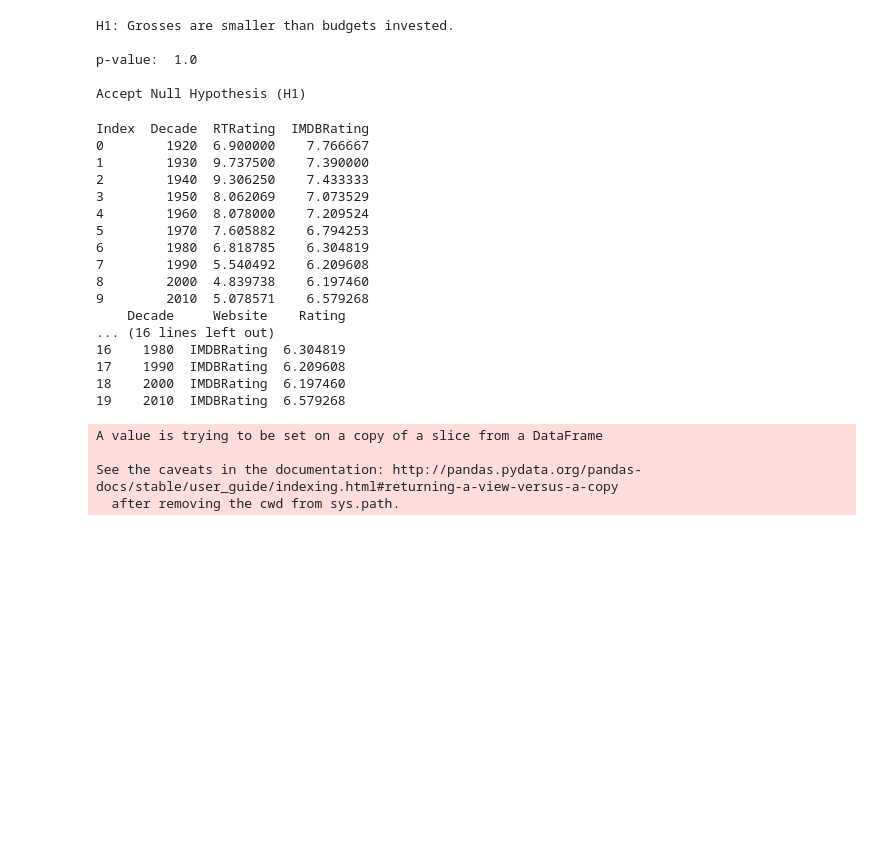
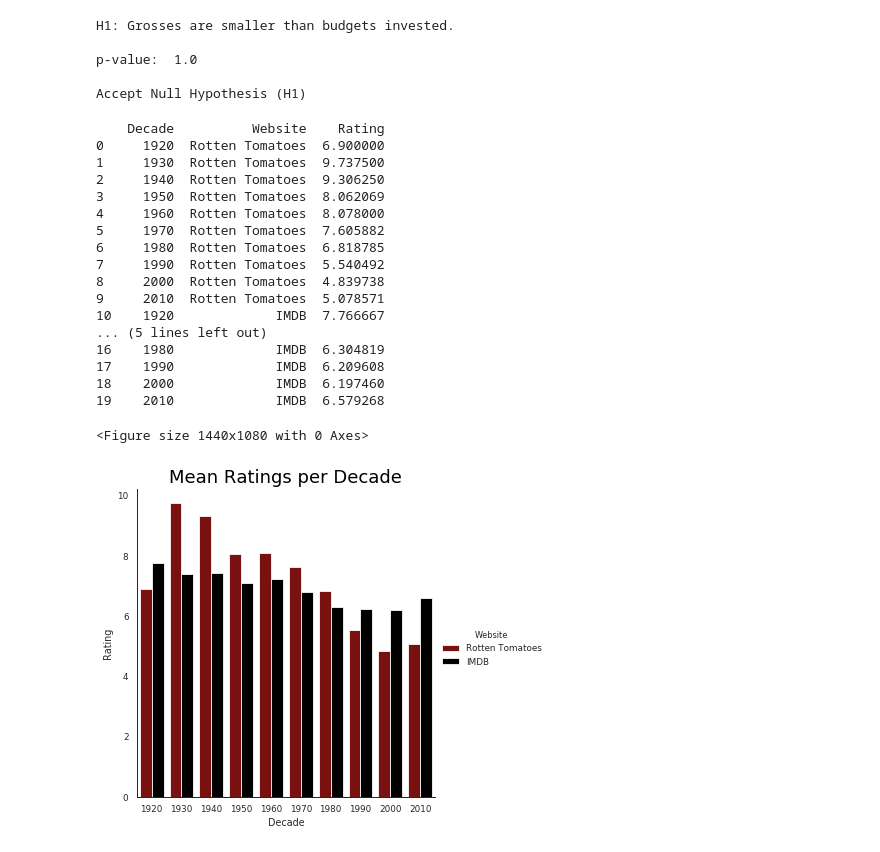
Before and after one commit to ioannapap/movies_data-mining_analysis, a Jupyter notebook: movies_analysis.ipynb, the cells around one changed output. Cells and saved outputs as stored; diff of their text form; code cells hidden in the pictures; blank space fills up the shorter version.

```diff
--- a/movies_analysis.ipynb
+++ b/movies_analysis.ipynb
@@ -587,38 +587,45 @@ p-value:  1.0
 
 Accept Null Hypothesis (H1)
 # %%
-#
+# making the DataFrame for the mean() RTRating and mean() IMDBRating per decade
 ratings_dates_df = df[['RTRating', 'IMDBRating', 'Date']]
-
-ratings_dates_df.sort_values('Date', ascending = True, inplace = True)
+ratings_dates_df = ratings_dates_df.rename(columns = {'RTRating' : 'Rotten Tomatoes', 'IMDBRating': 'IMDB'})
 ratings_dates_df = ratings_dates_df.groupby((df.Date//10)*10).mean()
 
-ratings_dates_df = ratings_dates_df[['RTRating', 'IMDBRating']]
-ratings_dates_df.reset_index(level=0, inplace=True)
-ratings_dates_df = ratings_dates_df.rename(columns={'Date' : 'Decade'})
-ratings_dates_df.columns.names = ['Index']
+ratings_dates_df = ratings_dates_df[['Rotten Tomatoes', 'IMDB']]
+ratings_dates_df.reset_index(level = 0, inplace = True)
+ratings_dates_df = ratings_dates_df.rename(columns = {'Date' : 'Decade'})
+
+ratings_dates_df = pd.melt(ratings_dates_df, id_vars = 'Decade', var_name = 'Website', value_name = 'Rating')
 print(ratings_dates_df)
-ratings_dates_df = pd.melt(ratings_dates_df, id_vars = 'Decade', var_name = 'Website', value_name='Rating')
-print(ratings_dates_df)
 # %% [output]
-Index  Decade  RTRating  IMDBRating
-0        1920  6.900000    7.766667
-1        1930  9.737500    7.390000
-2        1940  9.306250    7.433333
-3        1950  8.062069    7.073529
-4        1960  8.078000    7.209524
-5        1970  7.605882    6.794253
-6        1980  6.818785    6.304819
-7        1990  5.540492    6.209608
-8        2000  4.839738    6.197460
-9        2010  5.078571    6.579268
-    Decade     Website    Rating
-... (16 lines left out)
-16    1980  IMDBRating  6.304819
-17    1990  IMDBRating  6.209608
-18    2000  IMDBRating  6.197460
-19    2010  IMDBRating  6.579268
+    Decade          Website    Rating
+0     1920  Rotten Tomatoes  6.900000
+1     1930  Rotten Tomatoes  9.737500
+2     1940  Rotten Tomatoes  9.306250
+3     1950  Rotten Tomatoes  8.062069
+4     1960  Rotten Tomatoes  8.078000
+5     1970  Rotten Tomatoes  7.605882
+6     1980  Rotten Tomatoes  6.818785
+7     1990  Rotten Tomatoes  5.540492
+8     2000  Rotten Tomatoes  4.839738
+9     2010  Rotten Tomatoes  5.078571
+10    1920             IMDB  7.766667
+... (5 lines left out)
+16    1980             IMDB  6.304819
+17    1990             IMDB  6.209608
+18    2000             IMDB  6.197460
+19    2010             IMDB  6.579268
-A value is trying to be set on a copy of a slice from a DataFrame
-
-See the caveats in the documentation: http://pandas.pydata.org/pandas-docs/stable/user_guide/indexing.html#returning-a-view-versus-a-copy
-  after removing the cwd from sys.path.
+# %%
+#creating catplot for mean ratings per decade
+plt.figure(figsize=(20, 15))
+colors = ['darkred', 'black']
+palette = sns.color_palette(colors)
+sns.catplot(x = 'Decade', y = 'Rating', hue = 'Website', data = ratings_dates_df, palette = palette, kind = 'bar')
+
+plt.title('Mean Ratings per Decade', color = 'black', fontsize = 18)
+
+plt.savefig('ratings_decade_catplot.png')
+# %% [output]
+<Figure size 1440x1080 with 0 Axes>
+[figure, added]
```
Also changed, not shown: parts of 2 cells of this notebook, 1 other file.
